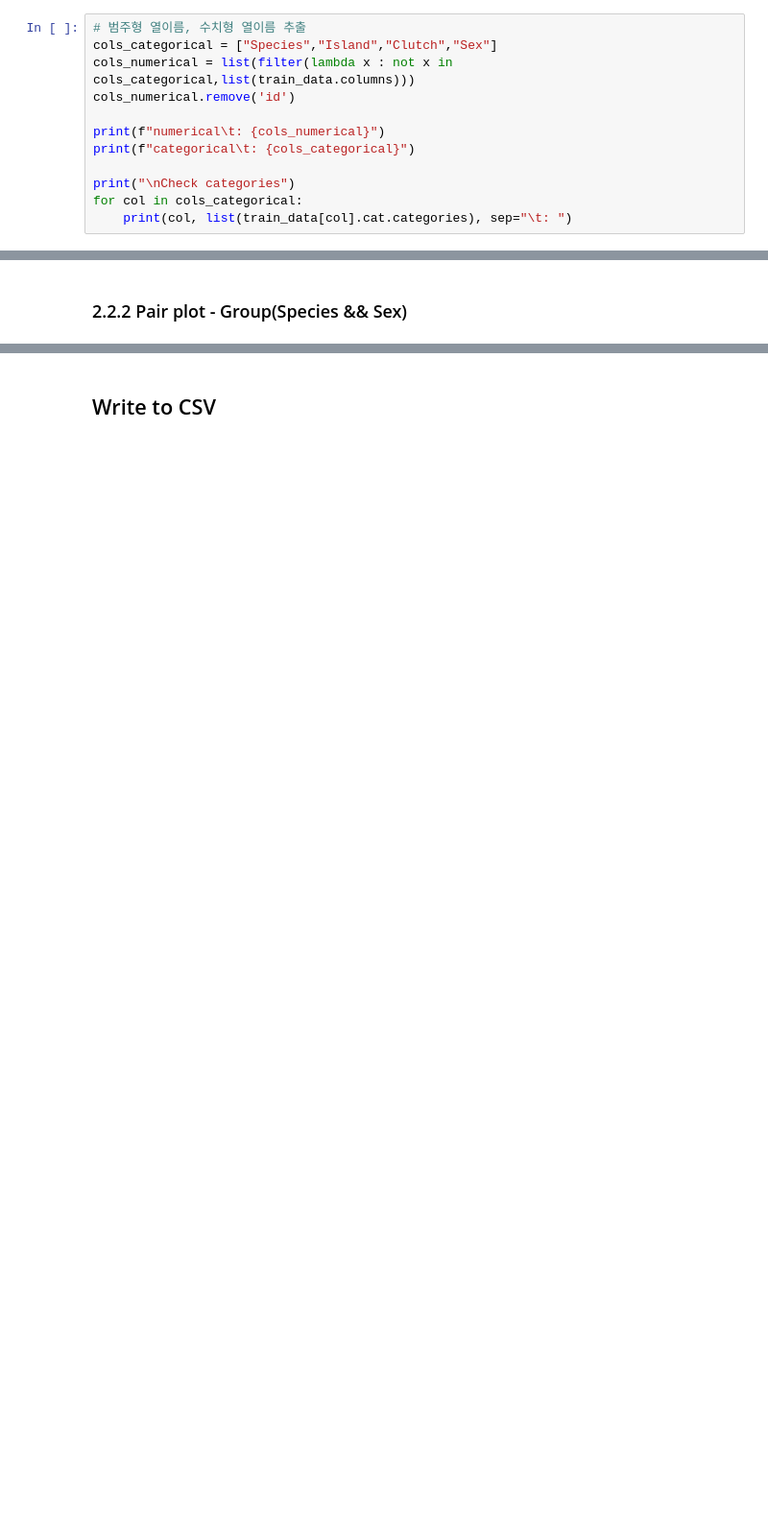
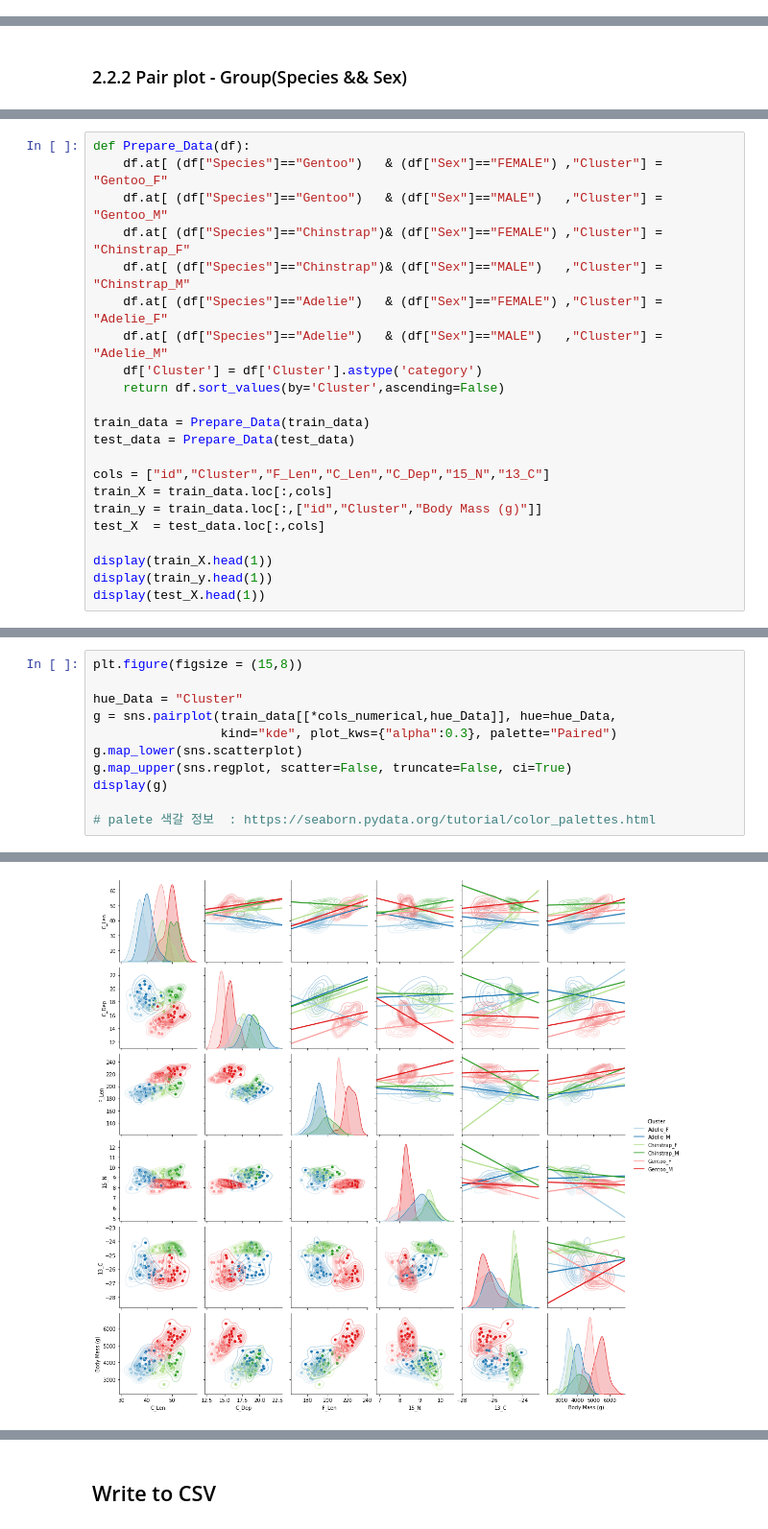
Before and after one commit to E-EE-E/MachineLearning-Study, a Jupyter notebook: Penguin_Weight/wbpark/wbpark_main.ipynb, the cells around one changed output, grey strips where cells are left out. Shown at 96% size. Saved outputs shown, nothing was run; the diff lists cells and outputs as text; blank space fills up the shorter version.

```diff
--- a/Penguin_Weight/wbpark/wbpark_main.ipynb
+++ b/Penguin_Weight/wbpark/wbpark_main.ipynb
@@ -193,12 +193,0 @@ display(test_data[idx])
-# %%
-# 범주형 열이름, 수치형 열이름 추출
-cols_categorical = ["Species","Island","Clutch","Sex"]
-cols_numerical = list(filter(lambda x : not x in cols_categorical,list(train_data.columns)))
-cols_numerical.remove('id')
-
-print(f"numerical\t: {cols_numerical}")
-print(f"categorical\t: {cols_categorical}")
-
-print("\nCheck categories")
-for col in cols_categorical:
-    print(col, list(train_data[col].cat.categories), sep="\t: ")
@@ -527,0 +295,22 @@ g.map_upper(sns.regplot, scatter=False, truncate=False, ci=True)
+# %%
+def Prepare_Data(df):
+    df.at[ (df["Species"]=="Gentoo")   & (df["Sex"]=="FEMALE") ,"Cluster"] = "Gentoo_F"
+    df.at[ (df["Species"]=="Gentoo")   & (df["Sex"]=="MALE")   ,"Cluster"] = "Gentoo_M"
+    df.at[ (df["Species"]=="Chinstrap")& (df["Sex"]=="FEMALE") ,"Cluster"] = "Chinstrap_F"
+    df.at[ (df["Species"]=="Chinstrap")& (df["Sex"]=="MALE")   ,"Cluster"] = "Chinstrap_M"
+    df.at[ (df["Species"]=="Adelie")   & (df["Sex"]=="FEMALE") ,"Cluster"] = "Adelie_F"
+    df.at[ (df["Species"]=="Adelie")   & (df["Sex"]=="MALE")   ,"Cluster"] = "Adelie_M"
+    df['Cluster'] = df['Cluster'].astype('category')
+    return df.sort_values(by='Cluster',ascending=False)
+
+train_data = Prepare_Data(train_data)
+test_data = Prepare_Data(test_data)
+
+cols = ["id","Cluster","F_Len","C_Len","C_Dep","15_N","13_C"]
+train_X = train_data.loc[:,cols]
+train_y = train_data.loc[:,["id","Cluster","Body Mass (g)"]]
+test_X  = test_data.loc[:,cols]
+
+display(train_X.head(1))
+display(train_y.head(1))
+display(test_X.head(1))
@@ -527,0 +324,12 @@ g.map_upper(sns.regplot, scatter=False, truncate=False, ci=True)
+# %%
+plt.figure(figsize = (15,8))
+
+hue_Data = "Cluster"
+g = sns.pairplot(train_data[[*cols_numerical,hue_Data]], hue=hue_Data,
+                 kind="kde", plot_kws={"alpha":0.3}, palette="Paired")
+g.map_lower(sns.scatterplot)
+g.map_upper(sns.regplot, scatter=False, truncate=False, ci=True)
+display(g)
+
+# palete 색갈 정보  : https://seaborn.pydata.org/tutorial/color_palettes.html
+# %% [output]
@@ -527,0 +338 @@ g.map_upper(sns.regplot, scatter=False, truncate=False, ci=True)
+[figure, added]
```
Also changed, not shown: parts of 76 cells of this notebook, 5 other files.
